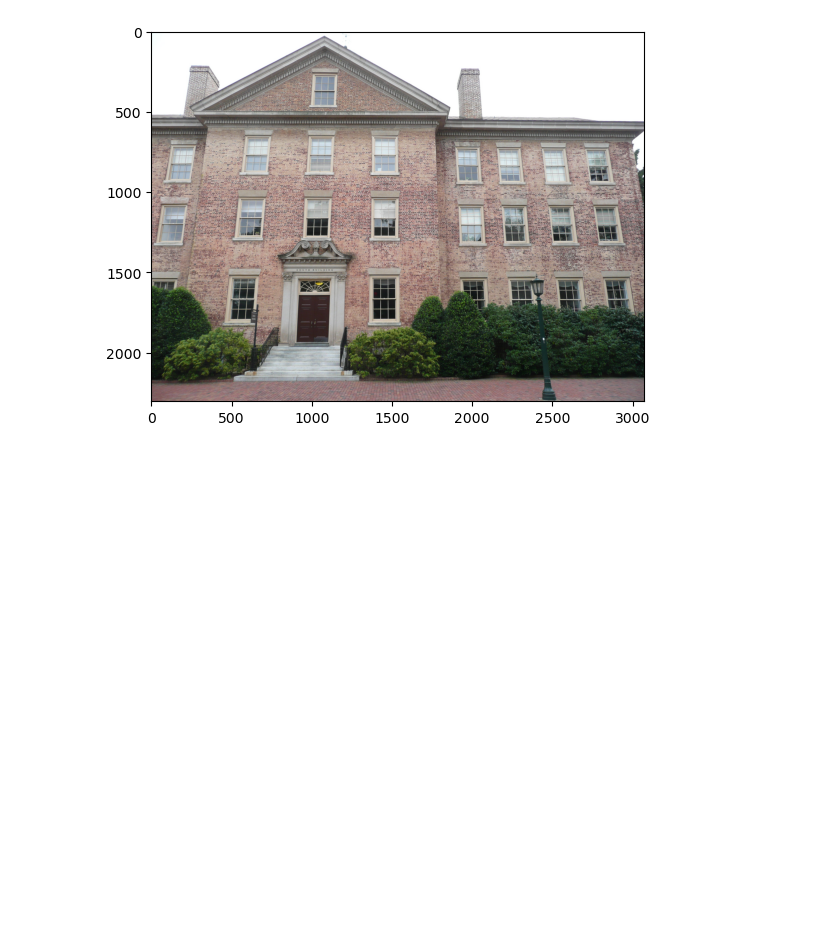
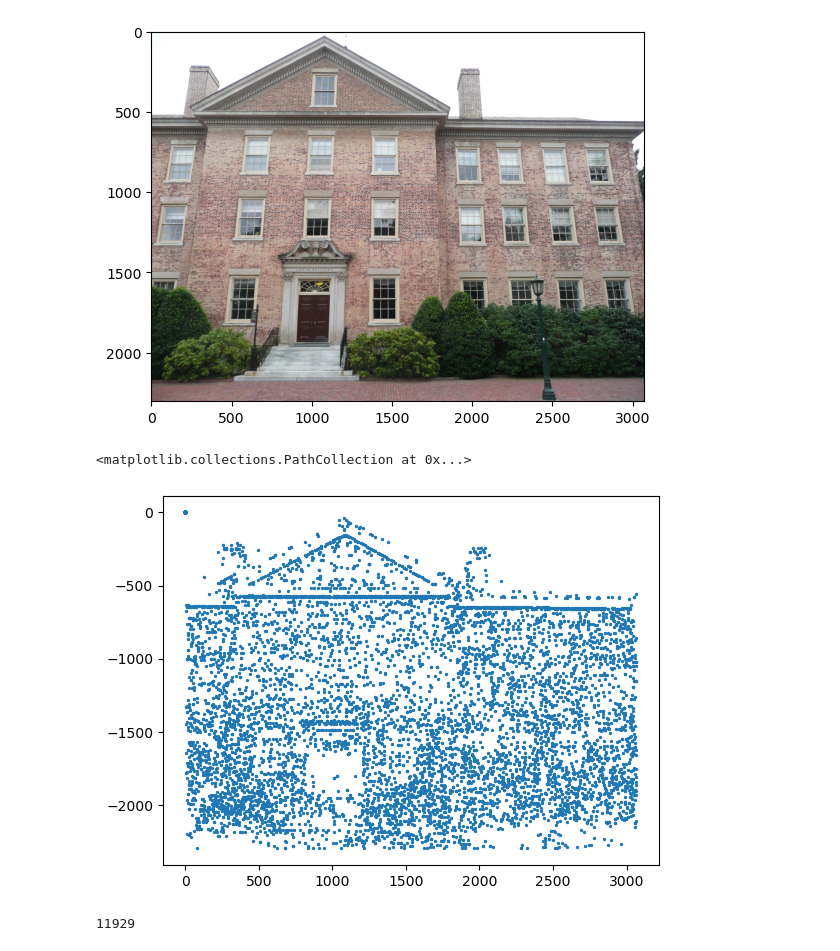
Before and after one commit to farqlia/UrbanViewsModeling, a Jupyter notebook: notebooks/Point Cloud.ipynb, the cells around one changed output. Drawn from its saved outputs; the diff is of its cells as text; code cells hidden in the pictures; blank space fills up the shorter version.

```diff
--- a/notebooks/Point Cloud.ipynb
+++ b/notebooks/Point Cloud.ipynb
@@ -626 +534,3 @@ plt.scatter(selected_points[:, 0], selected_points[:, 1], s=2, c=selected_colors
+# %%
+points_2d = np.array([p.xy for p in img.points2D])
 # %%
@@ -636,3 +545,12 @@ plt.imshow(image)
 # %% [output]
 <matplotlib.image.AxesImage at 0x...>
 [figure]
+# %%
+plt.scatter(points_2d[:, 0], -points_2d[:, 1], s=2, cmap='viridis')
+# %% [output]
+<matplotlib.collections.PathCollection at 0x...>
+[figure, added]
+# %%
+len(img.points2D)
+# %% [output]
+11929
```
Also changed, not shown: parts of 61 cells of this notebook.
